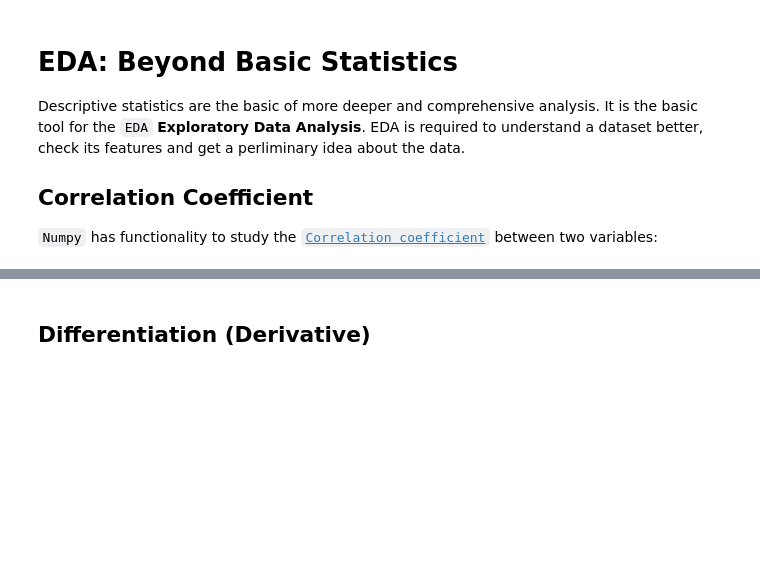
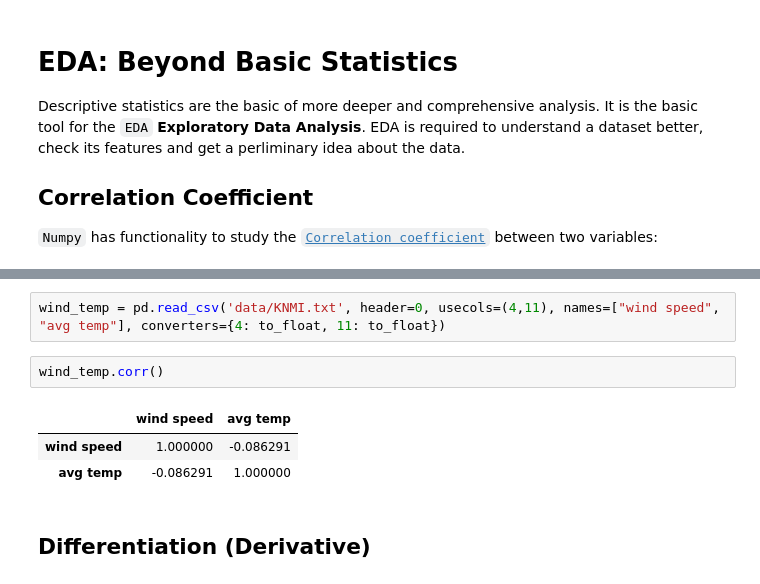
Before and after one commit to gkarwchan/Python-Statistics, a Jupyter notebook: presentation.ipynb, the cells around one changed output, grey strips where cells are left out. Saved outputs shown, nothing was run; the diff lists cells and outputs as text; blank space fills up the shorter version.

```diff
--- a/presentation.ipynb
+++ b/presentation.ipynb
@@ -267,2 +361,10 @@ Correlation Coefficient:  0.6171336988259745
+# %%
+wind_temp = pd.read_csv('data/KNMI.txt', header=0, usecols=(4,11), names=["wind speed", "avg temp"], converters={4: to_float, 11: to_float})
+# %%
+wind_temp.corr()
+# %% [output]
+|  | wind speed | avg temp |
+| wind speed | 1.000000 | -0.086291 |
+| avg temp | -0.086291 | 1.000000 |
 # %% [markdown]
 ## Differentiation (Derivative)
```
Also changed, not shown: parts of 22 cells of this notebook, 1 other file.
